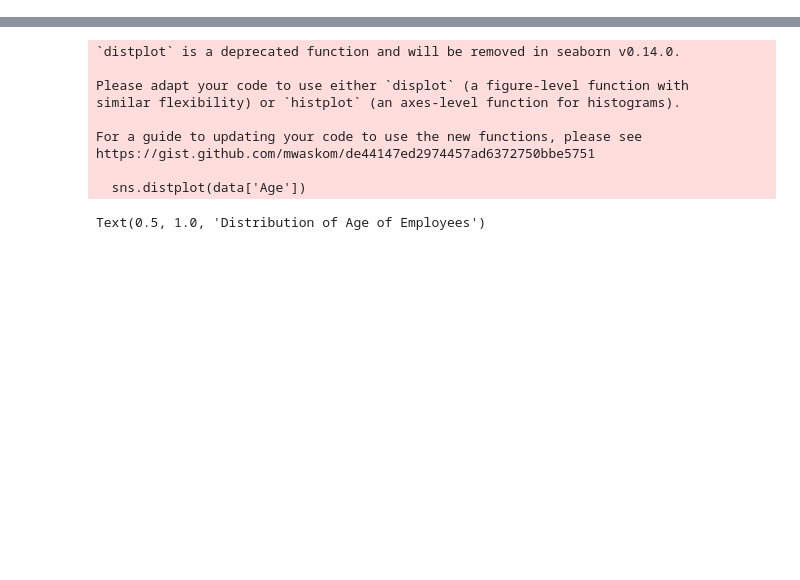
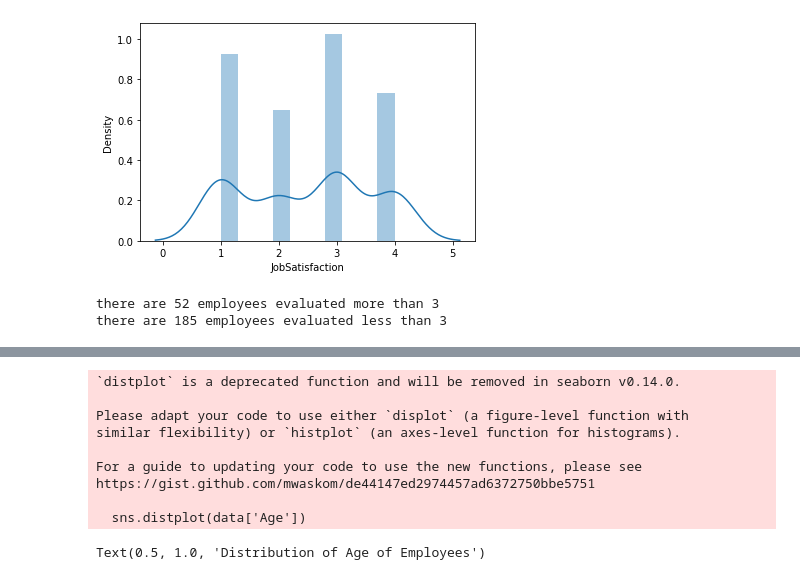
Before and after one commit to catarinatomasr/EDSBootcamp, a Jupyter notebook: Analise_Catarina.ipynb, the cells around one changed output, grey strips where cells are left out. Saved outputs shown, nothing was run; the diff lists cells and outputs as text; code cells hidden in the pictures; blank space fills up the shorter version.

```diff
--- a/Analise_Catarina.ipynb
+++ b/Analise_Catarina.ipynb
@@ -79,0 +146,10 @@ plt.show()
+# %%
+f,ax1 = plt.subplots(1,1)
+sns.distplot(data_stay['JobSatisfaction'],bins=10,norm_hist=False)
+plt.show()
+print('there are {} employees evaluated more than 3'.format(len(data_stay[data_stay['JobSatisfaction']>3])))
+print('there are {} employees evaluated less than 3'.format(len(data_stay[data_stay['JobSatisfaction']<=3])))
+# %% [output]
+[figure, added]
+there are 52 employees evaluated more than 3
+there are 185 employees evaluated less than 3
```
Also changed, not shown: parts of 26 cells of this notebook, 1 other file.
